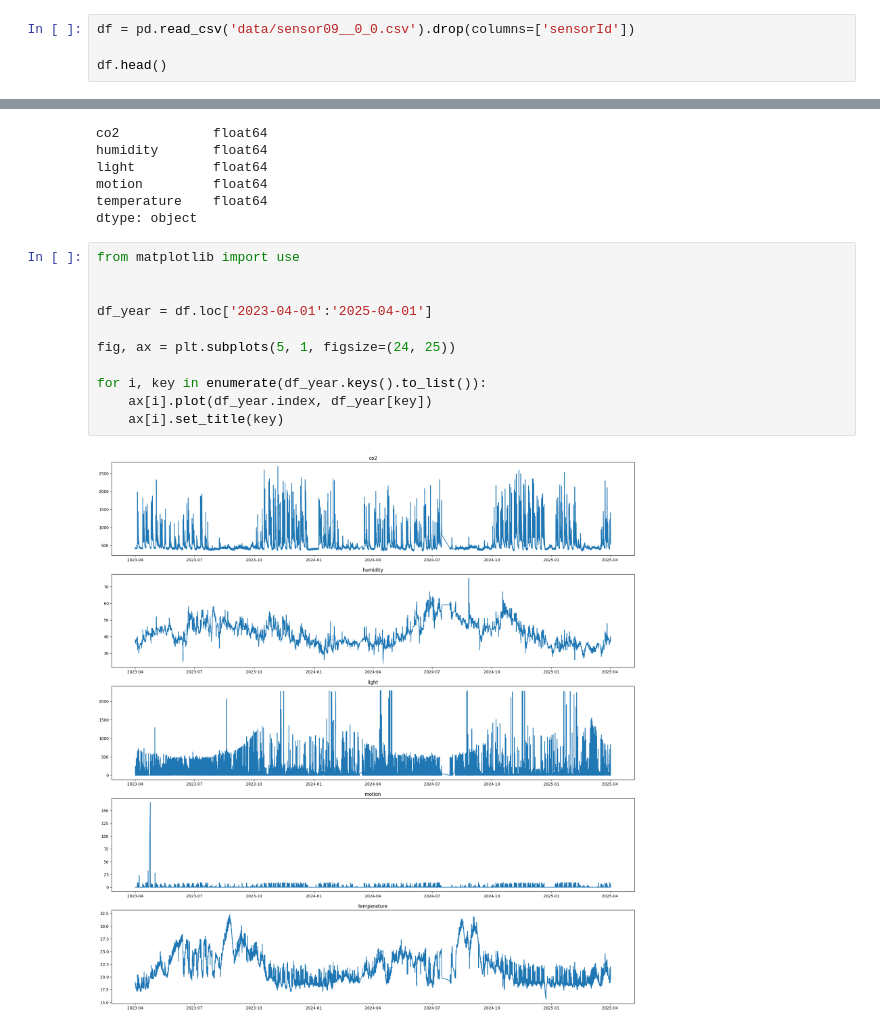
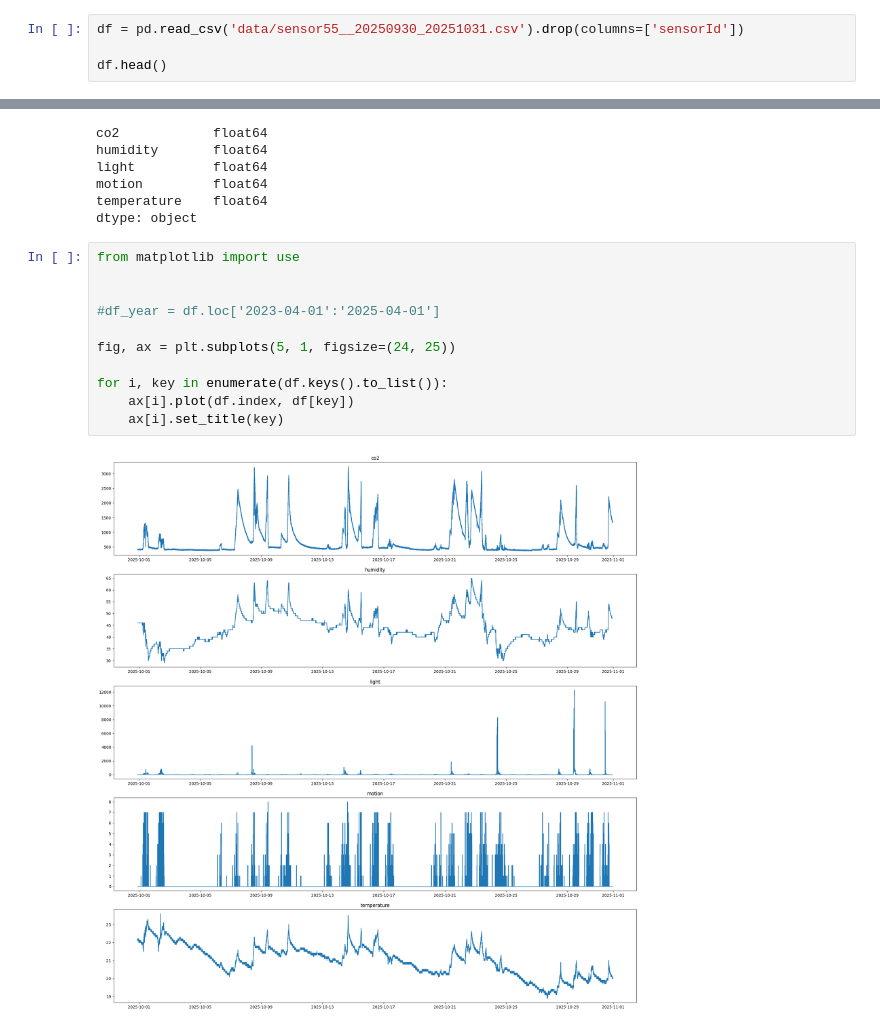
Before and after one commit to ha-kev/HM-Sense-OCC, a Jupyter notebook: eda_sensor.ipynb, the cells around one changed output, grey strips where cells are left out. Saved outputs shown, nothing was run; the diff lists cells and outputs as text.

```diff
--- a/eda_sensor.ipynb
+++ b/eda_sensor.ipynb
@@ -5,7 +5,7 @@ import numpy as np
 from scipy import stats
 import seaborn as sns
 # %%
-df = pd.read_csv('data/sensor09__0_0.csv').drop(columns=['sensorId'])
+df = pd.read_csv('data/sensor55__20250930_20251031.csv').drop(columns=['sensorId'])
 
 df.head()
 # %% [output]
@@ -53,16 +53,16 @@ dtype: object
 # %%
 from matplotlib import use
 
 
-df_year = df.loc['2023-04-01':'2025-04-01']
+#df_year = df.loc['2023-04-01':'2025-04-01']
 
 fig, ax = plt.subplots(5, 1, figsize=(24, 25))
 
-for i, key in enumerate(df_year.keys().to_list()):
-    ax[i].plot(df_year.index, df_year[key])
+for i, key in enumerate(df.keys().to_list()):
+    ax[i].plot(df.index, df[key])
     ax[i].set_title(key)
 # %% [output]
-[figure, old version]
+[figure, new version]
 # %%
 # Remove outliers using Z-score
 # Remove all rows with std > 3 on numeric columns
```
Also changed, not shown: parts of 10 cells of this notebook, 3 other files.
